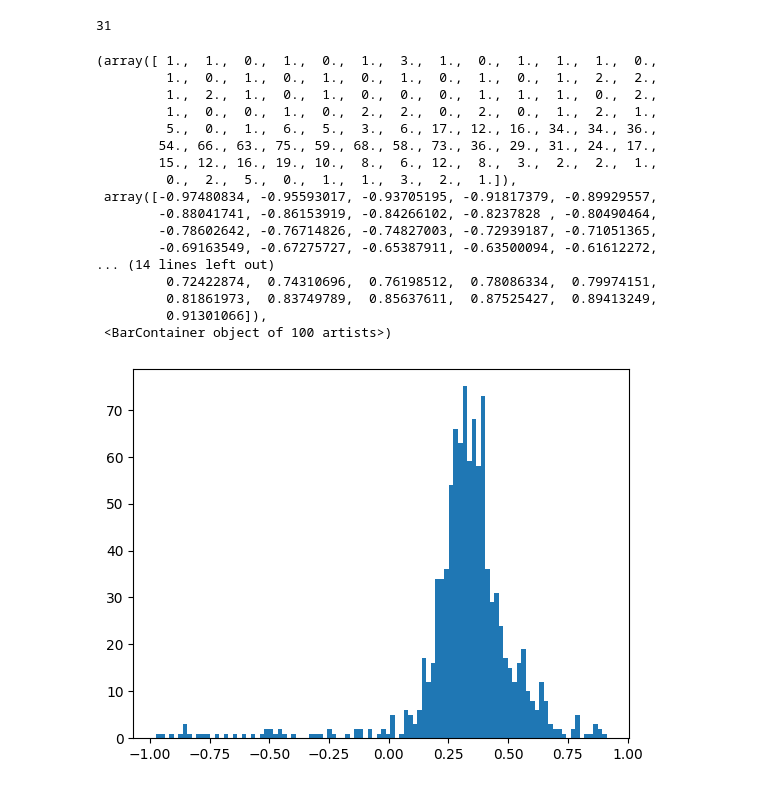
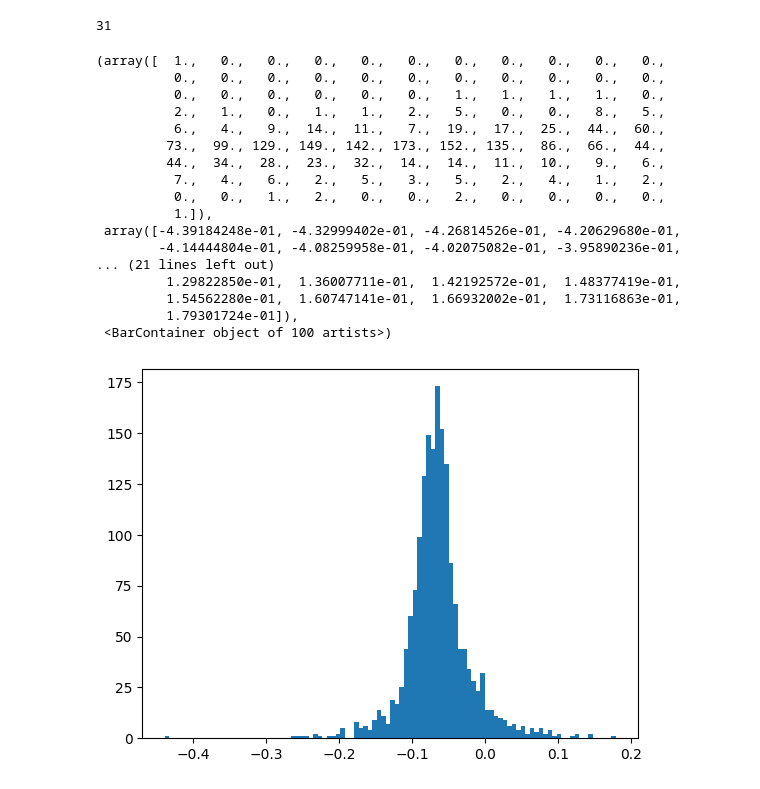
Before and after one commit to MattyAB/ecg_transfer, a Jupyter notebook: autoencoder.ipynb, the cells around one changed output. Cells and saved outputs as stored; diff of their text form; code cells hidden in the pictures.

```diff
--- a/autoencoder.ipynb
+++ b/autoencoder.ipynb
@@ -185,6 +236,6 @@ for epoch in range(10000):
         print(f'epoch {epoch}, loss {totalloss}')
         losses.append(totalloss)
 
-    if epoch % 100 == 0:
-        torch.save(model.state_dict(), 'autoencoder.pt')
+    # if epoch % 100 == 0:
+    #     torch.save(model.state_dict(), model_path)
 # %% [output]
@@ -217,6 +264,7 @@ plt.plot(losses[150:])
 # %%
 # i = 12425
-i=11422
+# i=11422
+i = 1552
 
 seq, label, _ = beats[i]
 seq = torch.tensor(seq, dtype=torch.float32, device=device)
@@ -226,4 +274,6 @@ seq_pred = model.forward(seq)
 
 plt.plot(seq.detach().cpu().numpy().reshape(-1))
 plt.plot(seq_pred.detach().cpu().numpy().reshape(-1))
+
+plt.title('Autoencoder replicated heartbeat')
 # %% [output]
@@ -251,7 +301,7 @@ def encode(beats):
     model.eval()
     with torch.no_grad():
         encoded = model.encoder.forward(seq)
-    encoded = torch.concat(encoded, dim=2).squeeze(0)
+    # encoded = torch.concat(encoded, dim=2).squeeze(0)
     return encoded
 
 def relative_entropy(beats_1, beats_2):
@@ -278,9 +328,9 @@ def relative_entropy(beats_1, beats_2):
 
     return kl_divergence
 
-group_1 = users[9]['N'][:1000]
-# group_2 = users[9]['N'][1000:]
-group_2 = users[12]['N'][:1000]
+group_1 = users[14]['N'][:1000]
+group_2 = users[14]['N'][1000:]
+# group_2 = users[12]['N'][:1000]
 # group_2 = users[20]['R'][:1000]
 
 relative_entropy(group_1, group_2)
@@ -320,24 +410,27 @@ print(avg_intergroup, avg_betweengroup)
 len(groups)
 # %% [output]
 31
+# %%
+y = encode(groups[0]).detach().cpu().numpy()
+x = encode(groups[1]).detach().cpu().numpy()
 # %%
-plt.hist(y[:,9], bins=100)
+plt.hist(x[:,9], bins=100)
 # %% [output]
-(array([ 1.,  1.,  0.,  1.,  0.,  1.,  3.,  1.,  0.,  1.,  1.,  1.,  0.,
-         1.,  0.,  1.,  0.,  1.,  0.,  1.,  0.,  1.,  0.,  1.,  2.,  2.,
-         1.,  2.,  1.,  0.,  1.,  0.,  0.,  0.,  1.,  1.,  1.,  0.,  2.,
-         1.,  0.,  0.,  1.,  0.,  2.,  2.,  0.,  2.,  0.,  1.,  2.,  1.,
-         5.,  0.,  1.,  6.,  5.,  3.,  6., 17., 12., 16., 34., 34., 36.,
-        54., 66., 63., 75., 59., 68., 58., 73., 36., 29., 31., 24., 17.,
-        15., 12., 16., 19., 10.,  8.,  6., 12.,  8.,  3.,  2.,  2.,  1.,
-         0.,  2.,  5.,  0.,  1.,  1.,  3.,  2.,  1.]),
- array([-0.97480834, -0.95593017, -0.93705195, -0.91817379, -0.89929557,
-        -0.88041741, -0.86153919, -0.84266102, -0.8237828 , -0.80490464,
-        -0.78602642, -0.76714826, -0.74827003, -0.72939187, -0.71051365,
-        -0.69163549, -0.67275727, -0.65387911, -0.63500094, -0.61612272,
-... (14 lines left out)
-         0.72422874,  0.74310696,  0.76198512,  0.78086334,  0.79974151,
-         0.81861973,  0.83749789,  0.85637611,  0.87525427,  0.89413249,
-         0.91301066]),
+(array([  1.,   0.,   0.,   0.,   0.,   0.,   0.,   0.,   0.,   0.,   0.,
+          0.,   0.,   0.,   0.,   0.,   0.,   0.,   0.,   0.,   0.,   0.,
+          0.,   0.,   0.,   0.,   0.,   0.,   1.,   1.,   1.,   1.,   0.,
+          2.,   1.,   0.,   1.,   1.,   2.,   5.,   0.,   0.,   8.,   5.,
+          6.,   4.,   9.,  14.,  11.,   7.,  19.,  17.,  25.,  44.,  60.,
+         73.,  99., 129., 149., 142., 173., 152., 135.,  86.,  66.,  44.,
+         44.,  34.,  28.,  23.,  32.,  14.,  14.,  11.,  10.,   9.,   6.,
+          7.,   4.,   6.,   2.,   5.,   3.,   5.,   2.,   4.,   1.,   2.,
+          0.,   0.,   1.,   2.,   0.,   0.,   2.,   0.,   0.,   0.,   0.,
+          1.]),
+ array([-4.39184248e-01, -4.32999402e-01, -4.26814526e-01, -4.20629680e-01,
+        -4.14444804e-01, -4.08259958e-01, -4.02075082e-01, -3.95890236e-01,
+... (21 lines left out)
+         1.29822850e-01,  1.36007711e-01,  1.42192572e-01,  1.48377419e-01,
+         1.54562280e-01,  1.60747141e-01,  1.66932002e-01,  1.73116863e-01,
+         1.79301724e-01]),
  <BarContainer object of 100 artists>)
-[figure, old version]
+[figure, new version]
```
Also changed, not shown: parts of 13 cells of this notebook.
